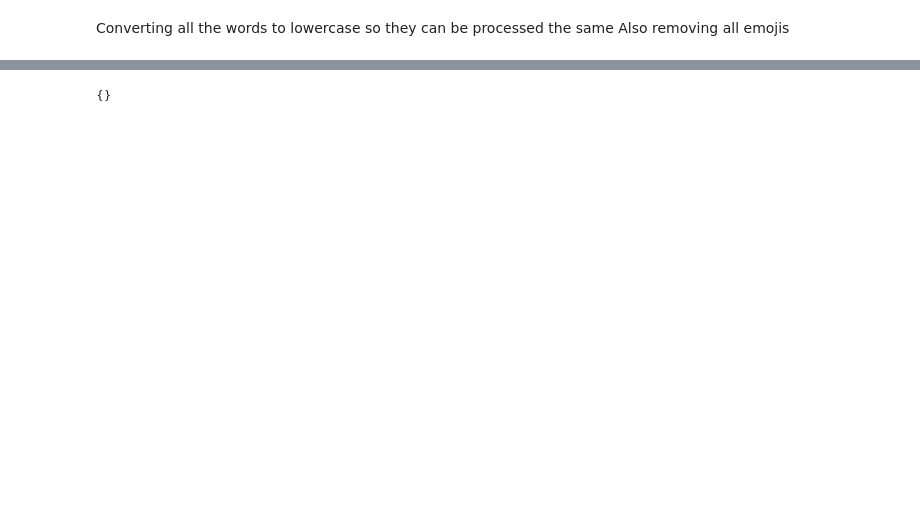
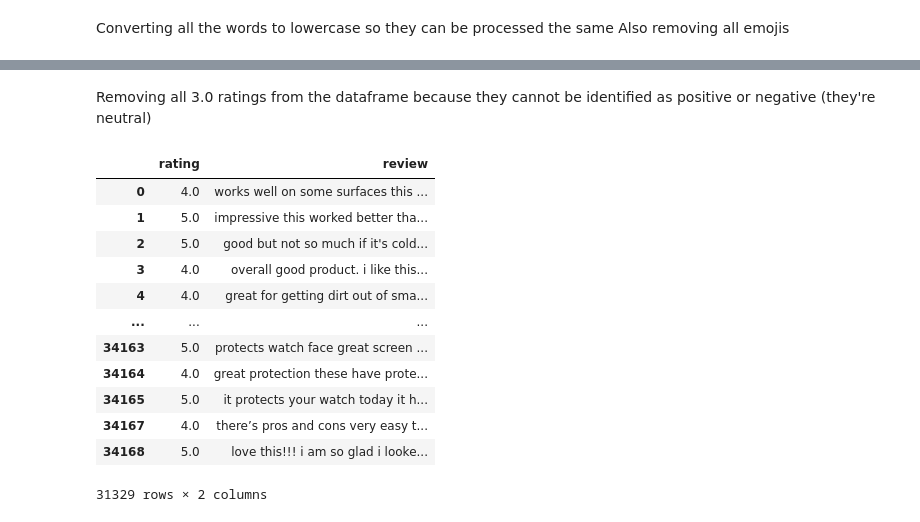
Before and after one commit to Jdka1/Amazon-Sentiment-Analysis, a Jupyter notebook: main.ipynb, the cells around one changed output, grey strips where cells are left out. Drawn from its saved outputs; the diff is of its cells as text; code cells hidden in the pictures; blank space fills up the shorter version.

```diff
--- a/main.ipynb
+++ b/main.ipynb
@@ -128,4 +154,19 @@ reviews_df['review'] = cleaned_reviews
-# %%
-demoji.findall(''.join(reviews_df['review'][:100000]))
-# %% [output]
-{}
+# %% [markdown]
+Removing all 3.0 ratings from the dataframe because they cannot be identified as positive or negative (they're neutral)
+# %%
+reviews_df = reviews_df.loc[reviews_df['rating'] != 3]
+reviews_df
+# %% [output]
+|  | rating | review |
+| 0 | 4.0 | works well on some surfaces this ... |
+| 1 | 5.0 | impressive this worked better tha... |
+| 2 | 5.0 | good but not so much if it's cold... |
+| 3 | 4.0 | overall good product. i like this... |
+| 4 | 4.0 | great for getting dirt out of sma... |
+| ... | ... | ... |
+| 34163 | 5.0 | protects watch face great screen ... |
+| 34164 | 4.0 | great protection these have prote... |
+| 34165 | 5.0 | it protects your watch today it h... |
+| 34167 | 4.0 | there’s pros and cons very easy t... |
+| 34168 | 5.0 | love this!!! i am so glad i looke... |
+31329 rows × 2 columns
```
Also changed, not shown: parts of 10 cells of this notebook.
